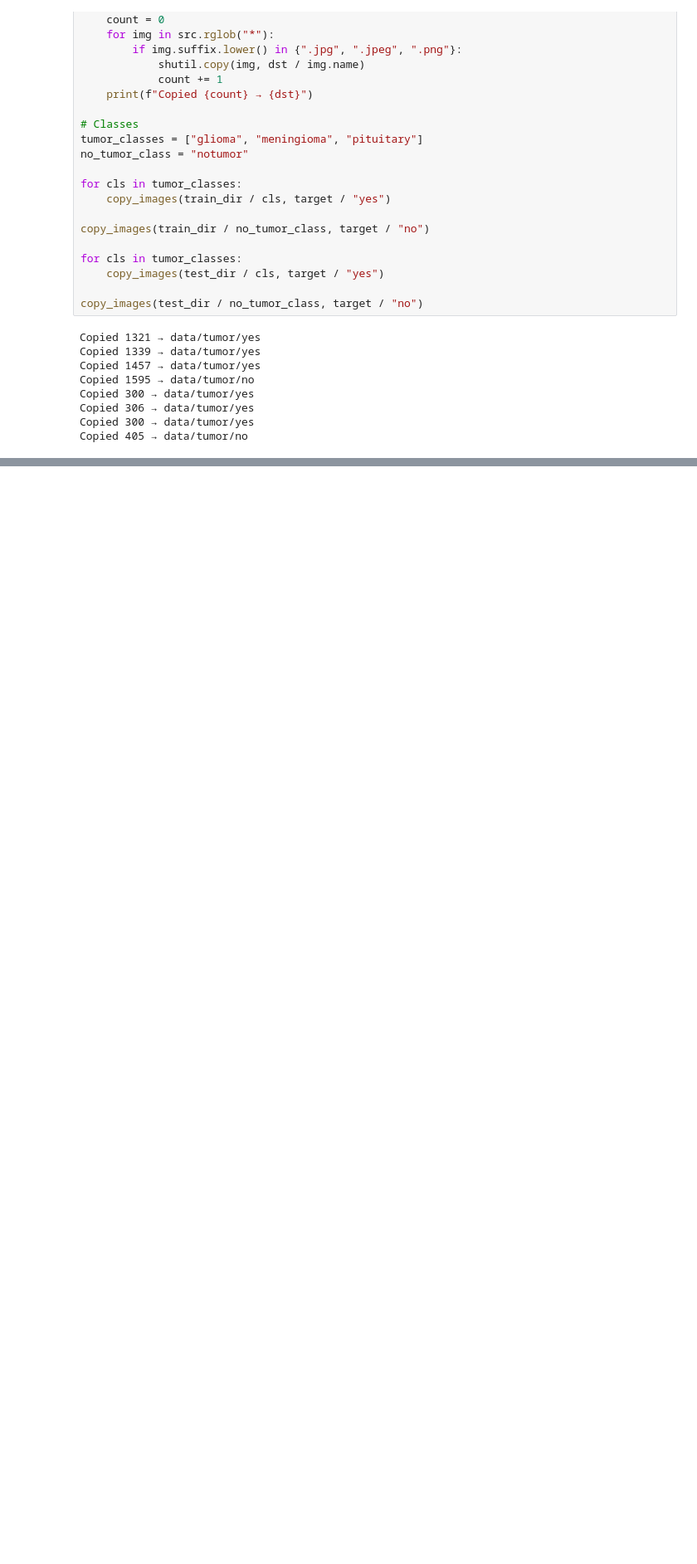
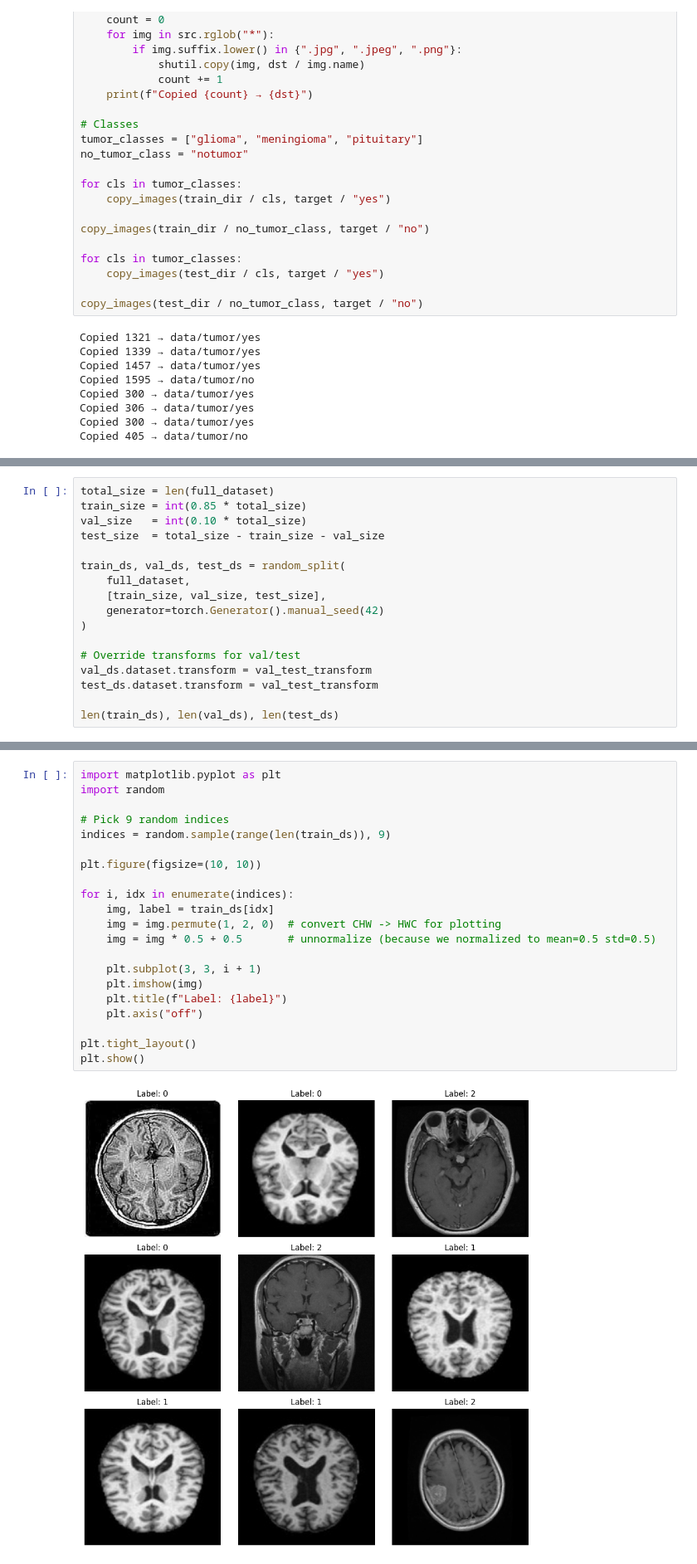
Before and after one commit to tam4x/brain_classifier, a Jupyter notebook: notebooks/brain_classifier.ipynb, the cells around one changed output, grey strips where cells are left out. Shown: that part at 83% size. Saved outputs shown, nothing was run; the diff lists cells and outputs as text; blank space fills up the shorter version.

```diff
--- a/notebooks/brain_classifier.ipynb
+++ b/notebooks/brain_classifier.ipynb
@@ -188,0 +261,17 @@ Copied 405 → data/tumor/no
+# %%
+total_size = len(full_dataset)
+train_size = int(0.85 * total_size)
+val_size   = int(0.10 * total_size)
+test_size  = total_size - train_size - val_size
+
+train_ds, val_ds, test_ds = random_split(
+    full_dataset,
+    [train_size, val_size, test_size],
+    generator=torch.Generator().manual_seed(42)
+)
+
+# Override transforms for val/test
+val_ds.dataset.transform = val_test_transform
+test_ds.dataset.transform = val_test_transform
+
+len(train_ds), len(val_ds), len(test_ds)
@@ -188,0 +293,23 @@ Copied 405 → data/tumor/no
+# %%
+import matplotlib.pyplot as plt
+import random
+
+# Pick 9 random indices
+indices = random.sample(range(len(train_ds)), 9)
+
+plt.figure(figsize=(10, 10))
+
+for i, idx in enumerate(indices):
+    img, label = train_ds[idx]
+    img = img.permute(1, 2, 0)  # convert CHW -> HWC for plotting
+    img = img * 0.5 + 0.5       # unnormalize (because we normalized to mean=0.5 std=0.5)
+
+    plt.subplot(3, 3, i + 1)
+    plt.imshow(img)
+    plt.title(f"Label: {label}")
+    plt.axis("off")
+
+plt.tight_layout()
+plt.show()
+# %% [output]
+[figure, added]
```
Also changed, not shown: parts of 12 cells of this notebook.
